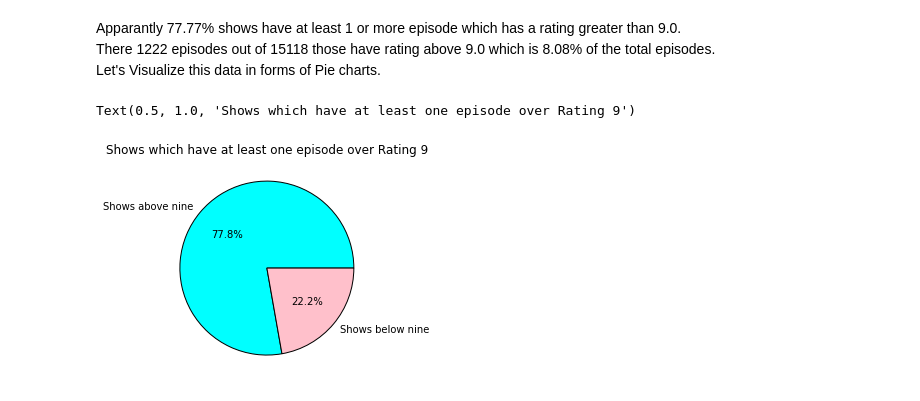
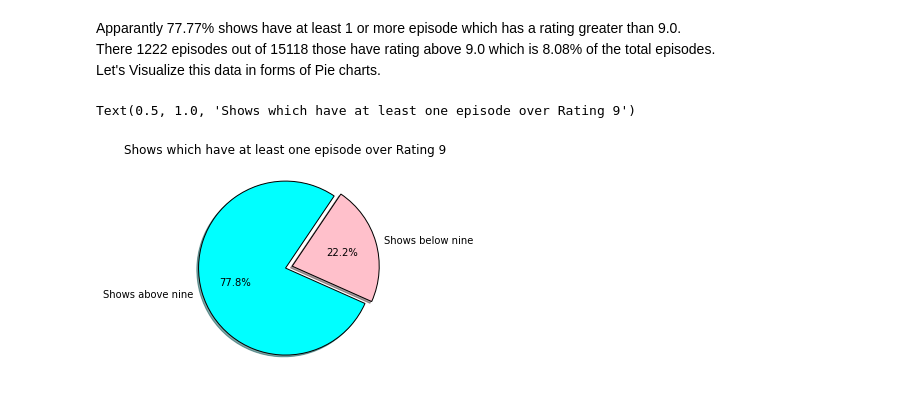
Before and after one commit to nadeem-24/tv-show-data-analysis, a Jupyter notebook: IMDB TV show Data analysis.ipynb, the cells around one changed output. Saved outputs shown, nothing was run; the diff lists cells and outputs as text; code cells hidden in the pictures.

```diff
--- a/IMDB TV show Data analysis.ipynb
+++ b/IMDB TV show Data analysis.ipynb
@@ -120,10 +120,11 @@ Let's Visualize this data in forms of Pie charts.
 slices = [over9, 100 - over9]
 labels = ['Shows above nine', 'Shows below nine']
 colors = ['cyan', 'pink']
+explode = [0, 0.08]
 # %%
 fig, ax = plt.subplots()
-ax.pie(slices, labels = labels,autopct='%1.1f%%',colors = colors, wedgeprops = {'edgecolor' : 'black'})
+ax.pie(slices, labels = labels, explode = explode, autopct='%1.1f%%',colors = colors, wedgeprops = {'edgecolor' : 'black'}, shadow = True, startangle = 56)
 plt.title('Shows which have at least one episode over Rating 9')
 # %% [output]
 Text(0.5, 1.0, 'Shows which have at least one episode over Rating 9')
-[figure, old version]
+[figure, new version]
```
